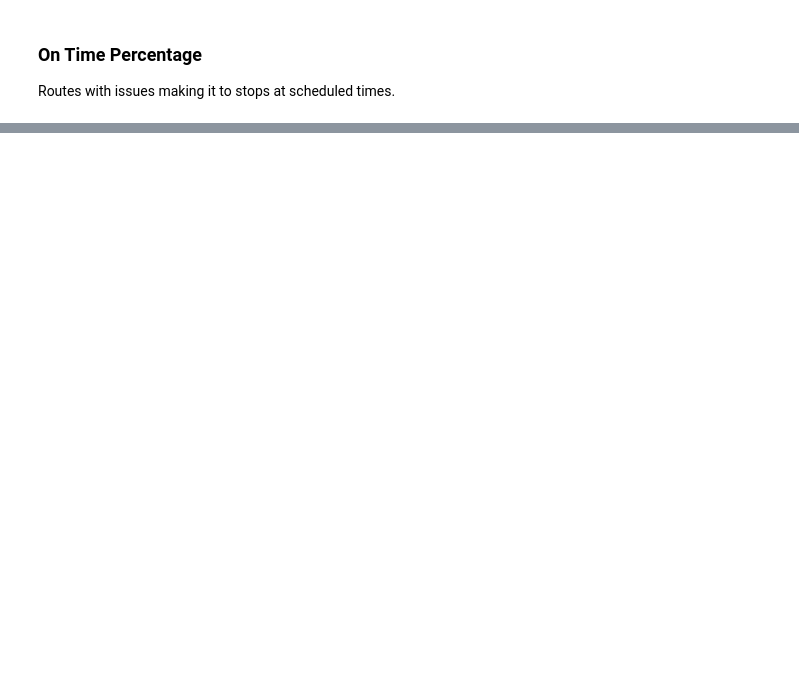
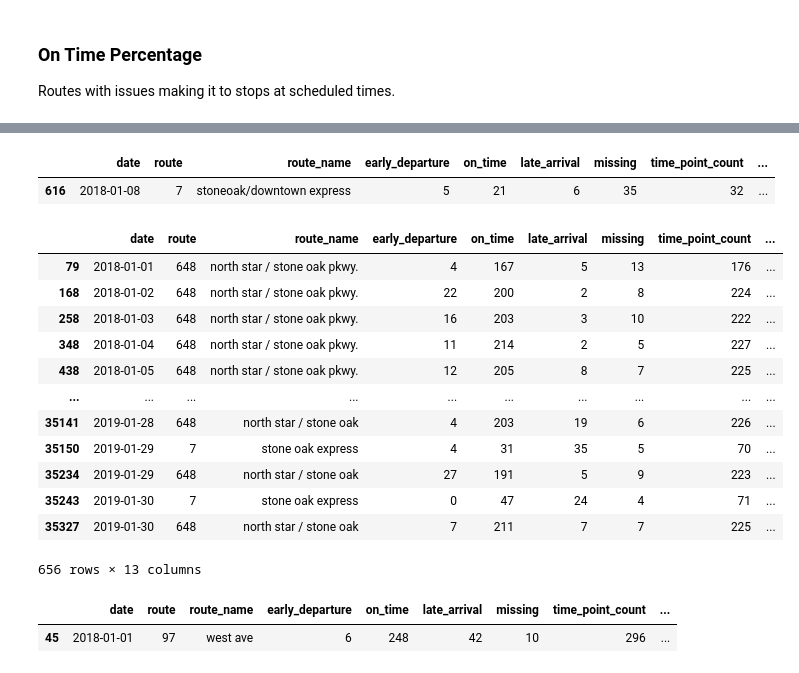
Before and after one commit to faithkane3/numpy_exercises, a Jupyter notebook: via_time.ipynb, the cells around one changed output, grey strips where cells are left out. Drawn from its saved outputs; the diff is of its cells as text; code cells hidden in the pictures; blank space fills up the shorter version.

```diff
--- a/via_time.ipynb
+++ b/via_time.ipynb
@@ -389,0 +446,26 @@ df.groupby('route_name')[['otp']].median().sort_values('otp').head(15)
+# %%
+df[df.route == 7].head(1)
+# %% [output]
+|  | date | route | route_name | early_departure | on_time | late_arrival | missing | time_point_count | ... |
+| 616 | 2018-01-08 | 7 | stoneoak/downtown express | 5 | 21 | 6 | 35 | 32 | ... |
+# %%
+df[df.route_name.str.contains('stone')]
+# %% [output]
+|  | date | route | route_name | early_departure | on_time | late_arrival | missing | time_point_count | ... |
+| 79 | 2018-01-01 | 648 | north star / stone oak pkwy. | 4 | 167 | 5 | 13 | 176 | ... |
+| 168 | 2018-01-02 | 648 | north star / stone oak pkwy. | 22 | 200 | 2 | 8 | 224 | ... |
+| 258 | 2018-01-03 | 648 | north star / stone oak pkwy. | 16 | 203 | 3 | 10 | 222 | ... |
+| 348 | 2018-01-04 | 648 | north star / stone oak pkwy. | 11 | 214 | 2 | 5 | 227 | ... |
+| 438 | 2018-01-05 | 648 | north star / stone oak pkwy. | 12 | 205 | 8 | 7 | 225 | ... |
+| ... | ... | ... | ... | ... | ... | ... | ... | ... | ... |
+| 35141 | 2019-01-28 | 648 | north star / stone oak | 4 | 203 | 19 | 6 | 226 | ... |
+| 35150 | 2019-01-29 | 7 | stone oak express | 4 | 31 | 35 | 5 | 70 | ... |
+| 35234 | 2019-01-29 | 648 | north star / stone oak | 27 | 191 | 5 | 9 | 223 | ... |
+| 35243 | 2019-01-30 | 7 | stone oak express | 0 | 47 | 24 | 4 | 71 | ... |
+| 35327 | 2019-01-30 | 648 | north star / stone oak | 7 | 211 | 7 | 7 | 225 | ... |
+656 rows × 13 columns
+# %%
+df[df.route == 97].head(1)
+# %% [output]
+|  | date | route | route_name | early_departure | on_time | late_arrival | missing | time_point_count | ... |
+| 45 | 2018-01-01 | 97 | west ave | 6 | 248 | 42 | 10 | 296 | ... |
```
Also changed, not shown: parts of 20 cells of this notebook.
